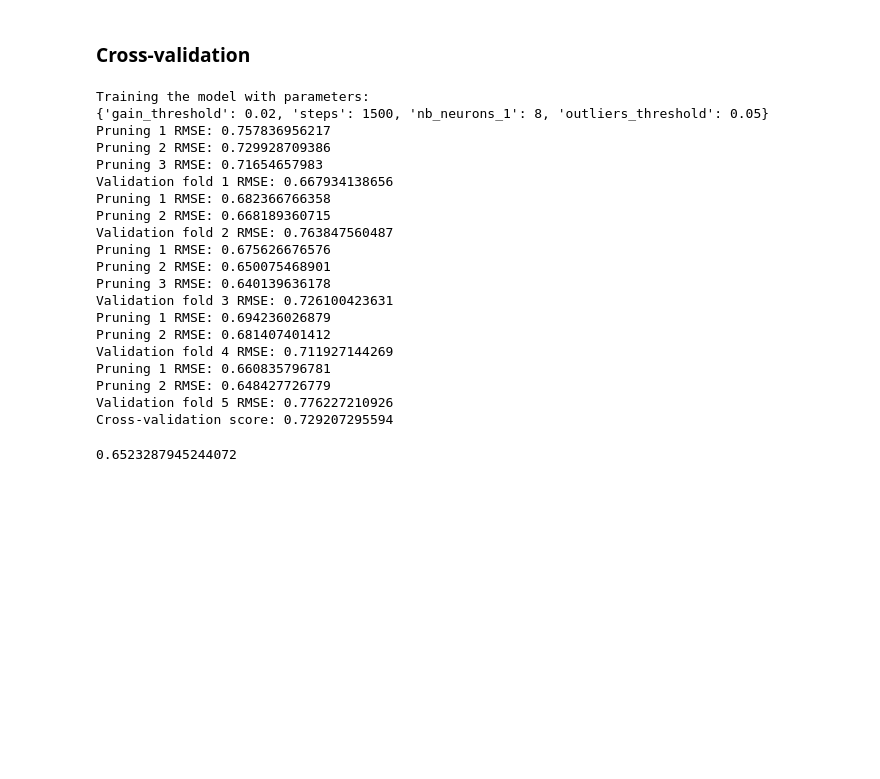
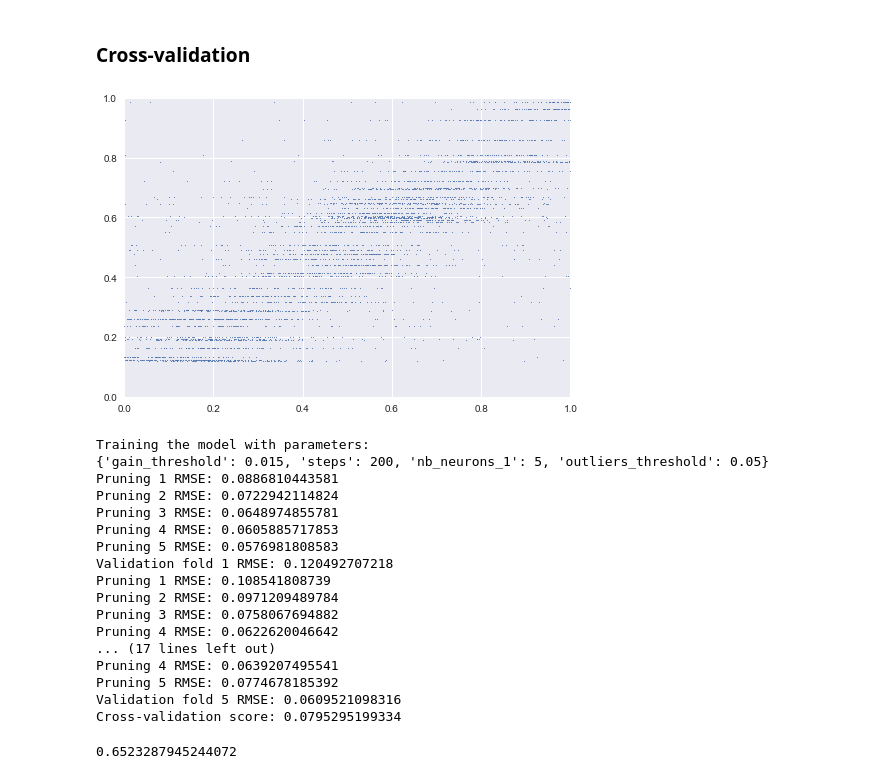
Before and after one commit to anthonyhu/aerosol-depth-prediction, a Jupyter notebook: Aerosol Prediction Anth.ipynb, the cells around one changed output. Drawn from its saved outputs; the diff is of its cells as text; code cells hidden in the pictures; blank space fills up the shorter version.

```diff
--- a/Aerosol Prediction Anth.ipynb
+++ b/Aerosol Prediction Anth.ipynb
@@ -68,2 +69,8 @@ train.head()
 # %%
 #train, test = train_copy[19600:].copy(), train_copy[:19600].copy()
+# %%
+# Outlier 1 data linear
+columns = ["id", "x", "y"]
+train = pd.read_csv("outliers_1_linear.csv", header=None,
+                        names=columns).sort_values(by="id").reset_index(drop=True)
+train.head()
@@ -74,17 +88,17 @@ cols_excl = ["id", "y"]
 cols_orig = [c for c in train.columns if c not in cols_excl]
 
 # Remove outliers
-outliers_id = [21, 31, 72, 85, 135, 154, 165,
-               199, 232, 252, 255, 262, 289, 387,
-               393, 404, 408, 434, 488, 516, 578,
-               615, 617, 624, 633, 647, 683, 778,
-               785, 792, 817, 828, 917, 946, 960]
+#outliers_id = [21, 31, 72, 85, 135, 154, 165,
+ #              199, 232, 252, 255, 262, 289, 387,
+  #             393, 404, 408, 434, 488, 516, 578,
+   #            615, 617, 624, 633, 647, 683, 778,
+    #           785, 792, 817, 828, 917, 946, 960]
 
 #train = train[~train["id"].isin(outliers_id)].reset_index(drop=True)
 
 # Standardise data for LR
-train[cols_orig] = scale(train[cols_orig])
-test[cols_orig] = scale(test[cols_orig])
+#train[cols_orig] = scale(train[cols_orig])
+#test[cols_orig] = scale(test[cols_orig])
 # %% [markdown]
 ### Neural net
 # %%
@@ -138,6 +152,13 @@ def pdf_weight(data):
     X["y_hat_weighted_sum"] = X["id"].map(y_weighted_dict)
 
     return(X[cols + ["y_hat_weighted_sum"]])
+# %%
+plt.scatter(train["x"][train["id"] < 50], train["y"][train["id"] < 50], s=0.5)
+plt.xlim(0, 1)
+plt.ylim(0, 1)
+plt.show()
+# %% [output]
+[figure, added]
 # %%
 cols_dnn = cols_orig
 
@@ -330,10 +361,10 @@ def scoring_function(parameters):
 t0 = time()
 
 # Grid to pick parameters from.
-parameters_grid = {"steps"             : hp.choice("steps", np.arange(1500, 2000, 100, dtype=int)),
-                   "nb_neurons_1"      : hp.choice("nb_neurons_1", np.arange(7, 13, 1, dtype=int)),
+parameters_grid = {"steps"             : hp.choice("steps", np.arange(200, 300, 100, dtype=int)),
+                   "nb_neurons_1"      : hp.choice("nb_neurons_1", np.arange(5, 6, 1, dtype=int)),
                    "outliers_threshold": hp.quniform("outliers_threshold", 0.05, 0.051, 0.01),
-                   "gain_threshold"    : hp.quniform("gain_threshold", 0.01, 0.02, 0.005)
+                   "gain_threshold"    : hp.quniform("gain_threshold", 0.01, 0.015, 0.005)
                    #"dropout": hp.quniform("dropout", 0.2, 0.4, 0.1)
                    #"l2_reg": hp.quniform("l2_reg", 0.00, 0.005, 0.01)
                    #"nb_neurons_2": hp.choice("nb_neurons_2", np.arange(5, 10, 1, dtype=int))
@@ -347,22 +378,19 @@ best = fmin(scoring_function, parameters_grid, algo=tpe.suggest, max_evals=1,
 computing_time = time() - t0
 # %% [output]
 Training the model with parameters:
-{'gain_threshold': 0.02, 'steps': 1500, 'nb_neurons_1': 8, 'outliers_threshold': 0.05}
-Pruning 1 RMSE: 0.757836956217
-Pruning 2 RMSE: 0.729928709386
-Pruning 3 RMSE: 0.71654657983
-Validation fold 1 RMSE: 0.667934138656
-Pruning 1 RMSE: 0.682366766358
-Pruning 2 RMSE: 0.668189360715
-Validation fold 2 RMSE: 0.763847560487
-Pruning 1 RMSE: 0.675626676576
-Pruning 2 RMSE: 0.650075468901
-Pruning 3 RMSE: 0.640139636178
-Validation fold 3 RMSE: 0.726100423631
-Pruning 1 RMSE: 0.694236026879
-Pruning 2 RMSE: 0.681407401412
-Validation fold 4 RMSE: 0.711927144269
-Pruning 1 RMSE: 0.660835796781
-Pruning 2 RMSE: 0.648427726779
-Validation fold 5 RMSE: 0.776227210926
-Cross-validation score: 0.729207295594
+{'gain_threshold': 0.015, 'steps': 200, 'nb_neurons_1': 5, 'outliers_threshold': 0.05}
+Pruning 1 RMSE: 0.0886810443581
+Pruning 2 RMSE: 0.0722942114824
+Pruning 3 RMSE: 0.0648974855781
+Pruning 4 RMSE: 0.0605885717853
+Pruning 5 RMSE: 0.0576981808583
+Validation fold 1 RMSE: 0.120492707218
+Pruning 1 RMSE: 0.108541808739
+Pruning 2 RMSE: 0.0971209489784
+Pruning 3 RMSE: 0.0758067694882
+Pruning 4 RMSE: 0.0622620046642
+... (17 lines left out)
+Pruning 4 RMSE: 0.0639207495541
+Pruning 5 RMSE: 0.0774678185392
+Validation fold 5 RMSE: 0.0609521098316
+Cross-validation score: 0.0795295199334
```
Also changed, not shown: parts of 9 cells of this notebook.
